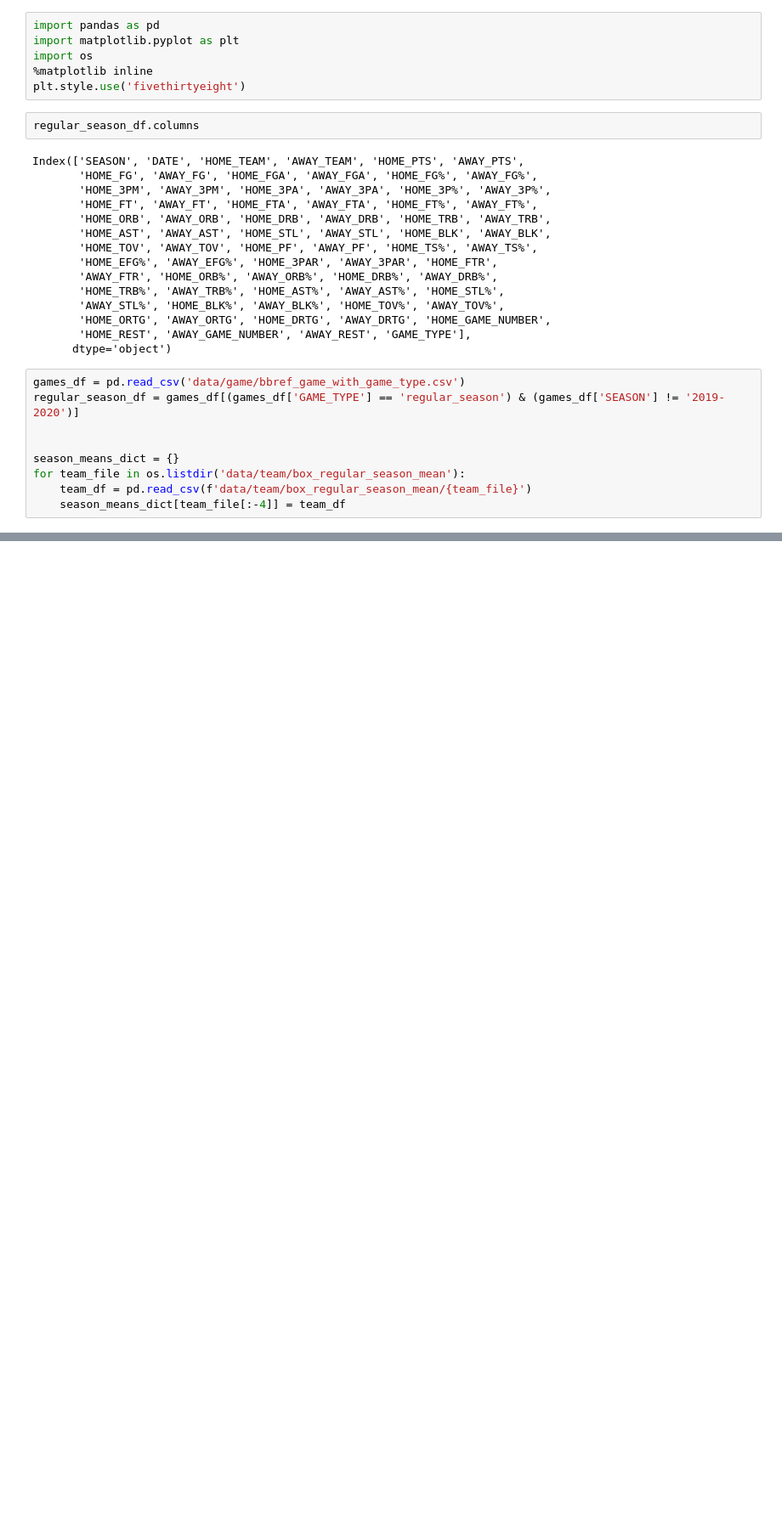
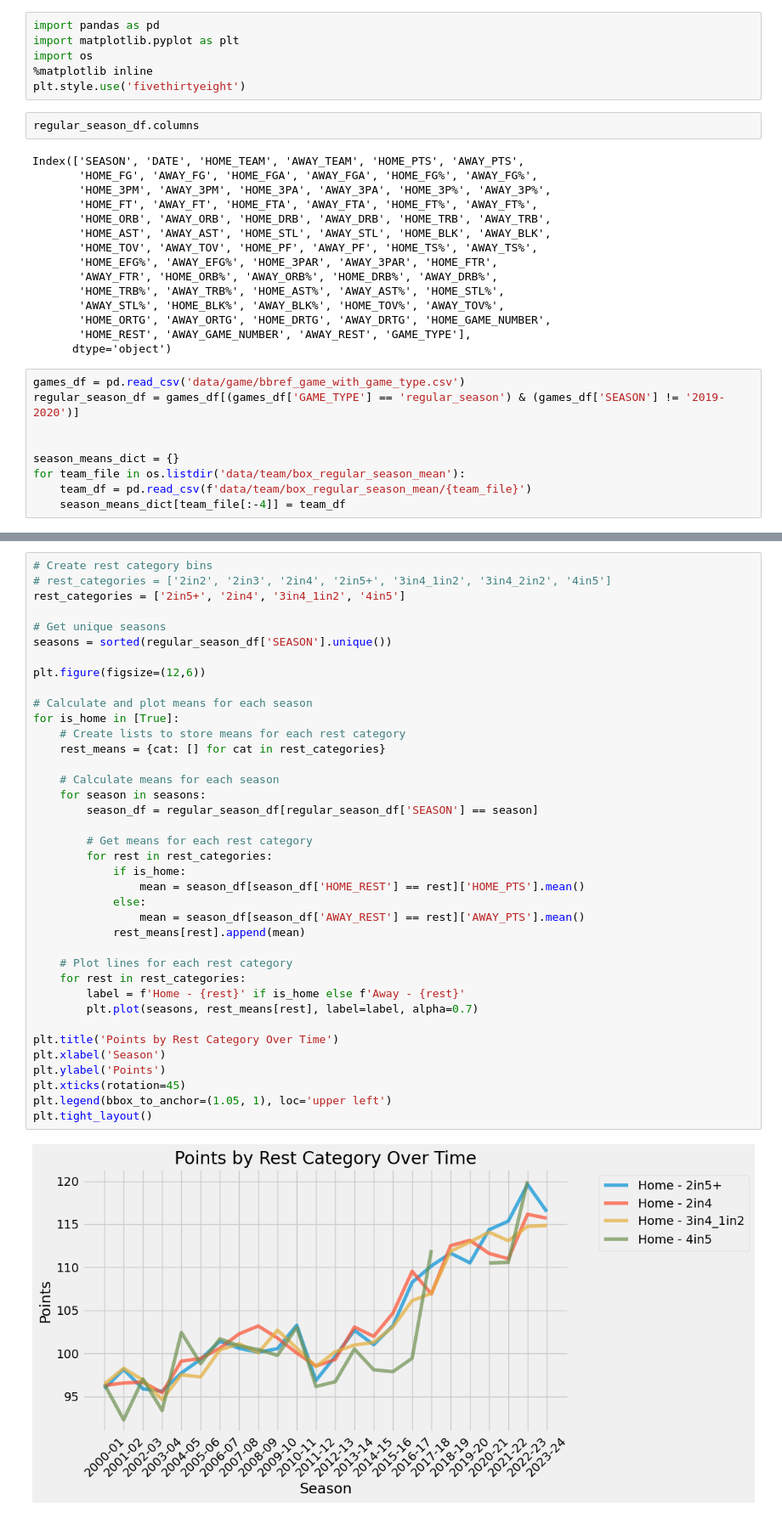
Before and after one commit to samharshe/TBN, a Jupyter notebook: scratch.ipynb, the cells around one changed output, grey strips where cells are left out. Shown at 85% size. Cells and saved outputs as stored; diff of their text form; blank space fills up the shorter version.

```diff
--- a/scratch.ipynb
+++ b/scratch.ipynb
@@ -76,0 +56,40 @@ for stat in stats_to_analyze:
+# %%
+# Create rest category bins
+# rest_categories = ['2in2', '2in3', '2in4', '2in5+', '3in4_1in2', '3in4_2in2', '4in5']
+rest_categories = ['2in5+', '2in4', '3in4_1in2', '4in5']
+
+# Get unique seasons
+seasons = sorted(regular_season_df['SEASON'].unique())
+
+plt.figure(figsize=(12,6))
+
+# Calculate and plot means for each season
+for is_home in [True]:
+    # Create lists to store means for each rest category
+    rest_means = {cat: [] for cat in rest_categories}
+
+    # Calculate means for each season
+    for season in seasons:
+        season_df = regular_season_df[regular_season_df['SEASON'] == season]
+
+        # Get means for each rest category
+        for rest in rest_categories:
+            if is_home:
+                mean = season_df[season_df['HOME_REST'] == rest]['HOME_PTS'].mean()
+            else:
+                mean = season_df[season_df['AWAY_REST'] == rest]['AWAY_PTS'].mean()
+            rest_means[rest].append(mean)
+
+    # Plot lines for each rest category
+    for rest in rest_categories:
+        label = f'Home - {rest}' if is_home else f'Away - {rest}'
+        plt.plot(seasons, rest_means[rest], label=label, alpha=0.7)
+
+plt.title('Points by Rest Category Over Time')
+plt.xlabel('Season')
+plt.ylabel('Points')
+plt.xticks(rotation=45)
+plt.legend(bbox_to_anchor=(1.05, 1), loc='upper left')
+plt.tight_layout()
+# %% [output]
+[figure, added]
```
Also changed, not shown: parts of 2 cells of this notebook, 1 other file.
